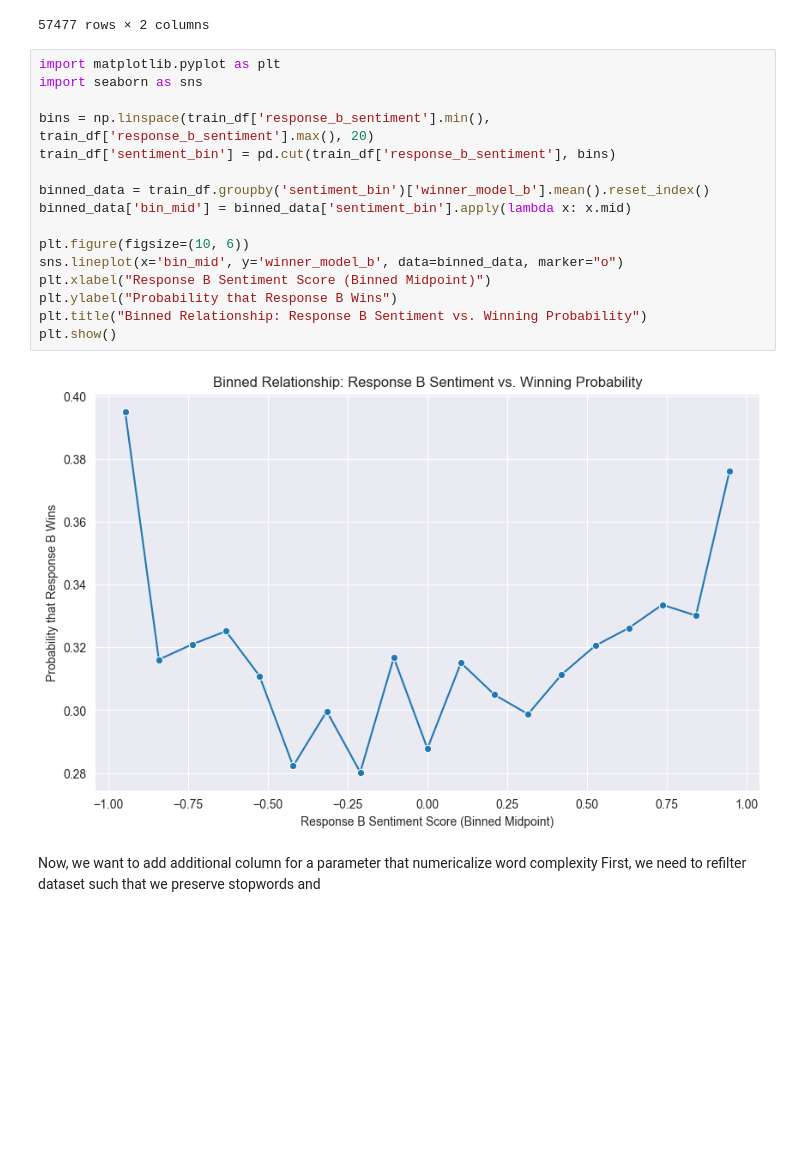
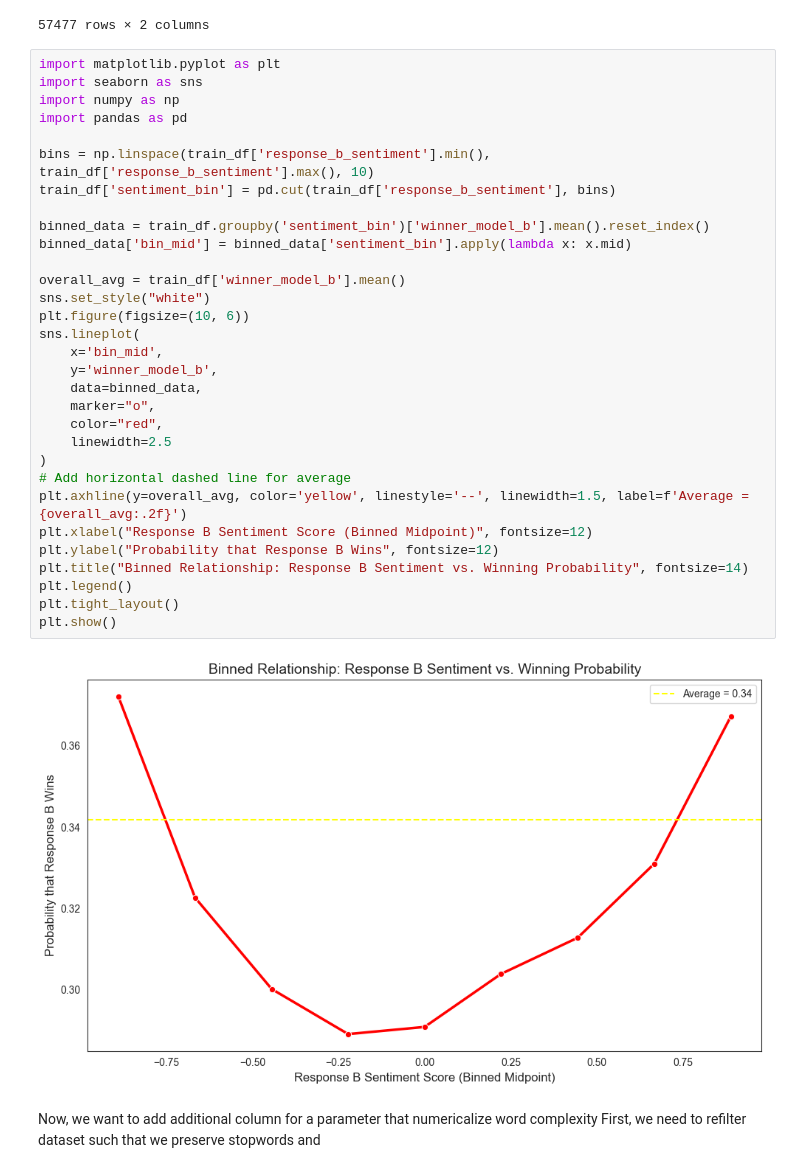
Before and after one commit to edokydocy/UCI-Datathon-2025, a Jupyter notebook: src/EDA.ipynb, the cells around one changed output. Cells and saved outputs as stored; diff of their text form; blank space fills up the shorter version.

```diff
--- a/src/EDA.ipynb
+++ b/src/EDA.ipynb
@@ -170,21 +170,36 @@ train_df[['response_a_sentiment', 'response_b_sentiment']]
 # %%
 import matplotlib.pyplot as plt
 import seaborn as sns
+import numpy as np
+import pandas as pd
 
-bins = np.linspace(train_df['response_b_sentiment'].min(), train_df['response_b_sentiment'].max(), 20)
+bins = np.linspace(train_df['response_b_sentiment'].min(), train_df['response_b_sentiment'].max(), 10)
 train_df['sentiment_bin'] = pd.cut(train_df['response_b_sentiment'], bins)
 
 binned_data = train_df.groupby('sentiment_bin')['winner_model_b'].mean().reset_index()
 binned_data['bin_mid'] = binned_data['sentiment_bin'].apply(lambda x: x.mid)
 
+overall_avg = train_df['winner_model_b'].mean()
+sns.set_style("white")
 plt.figure(figsize=(10, 6))
-sns.lineplot(x='bin_mid', y='winner_model_b', data=binned_data, marker="o")
-plt.xlabel("Response B Sentiment Score (Binned Midpoint)")
-plt.ylabel("Probability that Response B Wins")
-plt.title("Binned Relationship: Response B Sentiment vs. Winning Probability")
+sns.lineplot(
+    x='bin_mid',
+    y='winner_model_b',
+    data=binned_data,
+    marker="o",
+    color="red",
+    linewidth=2.5
+)
+# Add horizontal dashed line for average
+plt.axhline(y=overall_avg, color='yellow', linestyle='--', linewidth=1.5, label=f'Average = {overall_avg:.2f}')
+plt.xlabel("Response B Sentiment Score (Binned Midpoint)", fontsize=12)
+plt.ylabel("Probability that Response B Wins", fontsize=12)
+plt.title("Binned Relationship: Response B Sentiment vs. Winning Probability", fontsize=14)
+plt.legend()
+plt.tight_layout()
 plt.show()
 # %% [output]
-[figure, old version]
+[figure, new version]
 # %% [markdown]
 Now, we want to add additional column for a parameter that numericalize word complexity
 First, we need to refilter dataset such that we preserve stopwords and
```
Also changed, not shown: parts of 5 cells of this notebook, 1 other file.
